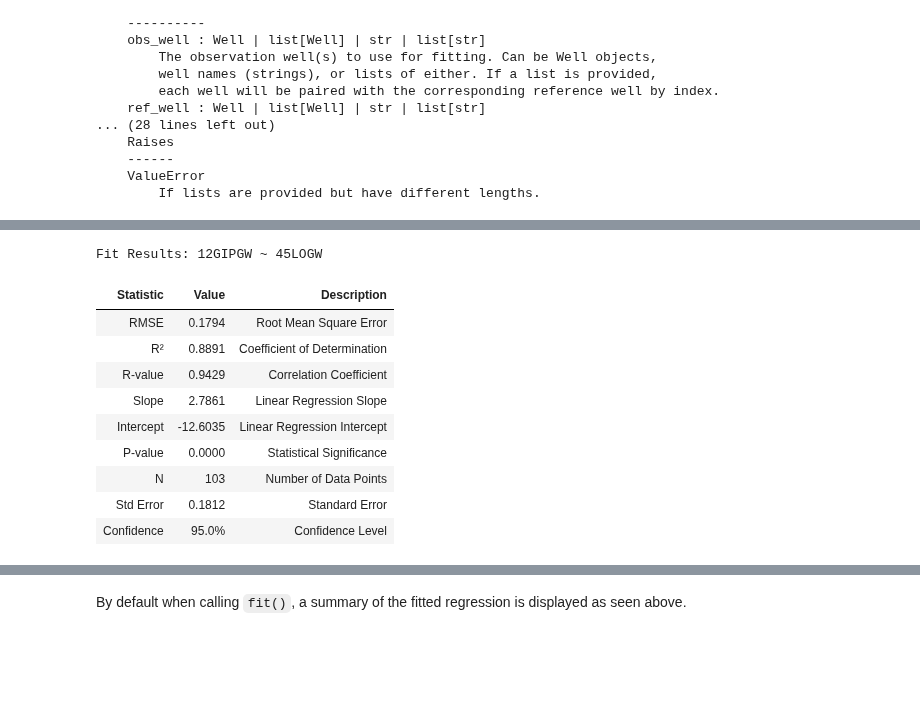
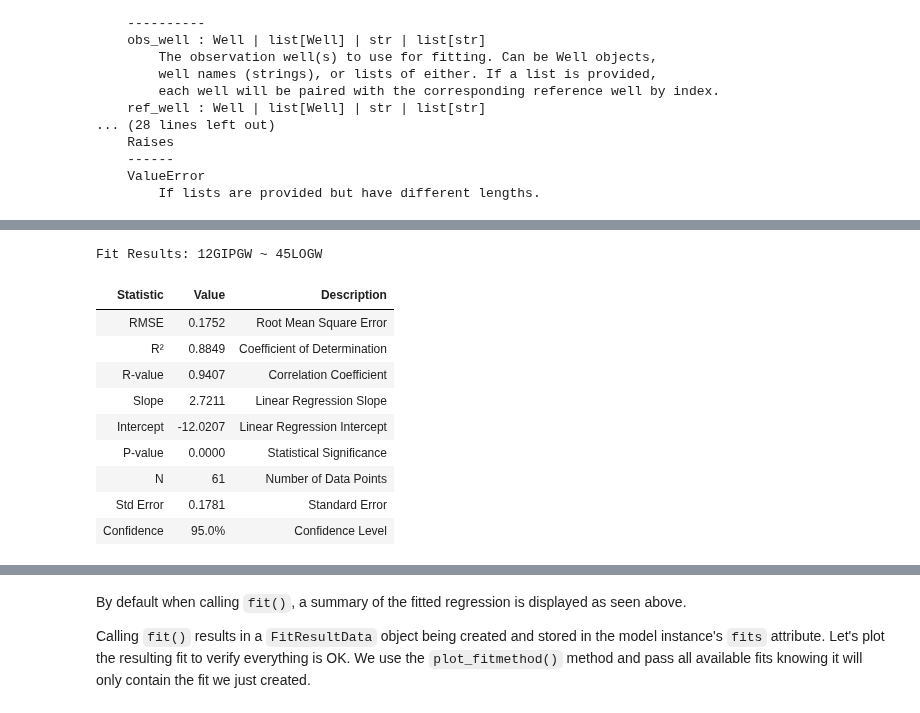
Before and after one commit to sgfsweden/gwrefpy, a Jupyter notebook: docs/user_guide/2_fitting_wells.ipynb, the cells around one changed output, grey strips where cells are left out. Saved outputs shown, nothing was run; the diff lists cells and outputs as text; code cells hidden in the pictures; blank space fills up the shorter version.

```diff
--- a/docs/user_guide/2_fitting_wells.ipynb
+++ b/docs/user_guide/2_fitting_wells.ipynb
@@ -22,6 +22,7 @@ gr.set_log_level("ERROR")
 In this notebook, we will work with data provided by `gwrefpy`. Let's load the model using its file name and plot the observation wells and reference wells separately.
 # %%
 model = gr.Model("small_example.gwref")
+model.fits = []  # clear existing fits
 # %%
 fig, (up, down) = plt.subplots(nrows=2, sharex=True)
 model.plot_wells(model.obs_wells, ax=up)
@@ -73,18 +82,20 @@ Let's do this!
 # %%
 model.fit(
     obs_well="12GIPGW",
     ref_well="45LOGW",
     offset="0D",
+    tmin="2020-01-01",
+    tmax="2020-03-01"
 )
 # %% [output]
 Fit Results: 12GIPGW ~ 45LOGW
 | Statistic | Value | Description |
-| RMSE | 0.1794 | Root Mean Square Error |
-| R² | 0.8891 | Coefficient of Determination |
-| R-value | 0.9429 | Correlation Coefficient |
-| Slope | 2.7861 | Linear Regression Slope |
-| Intercept | -12.6035 | Linear Regression Intercept |
+| RMSE | 0.1752 | Root Mean Square Error |
+| R² | 0.8849 | Coefficient of Determination |
+| R-value | 0.9407 | Correlation Coefficient |
+| Slope | 2.7211 | Linear Regression Slope |
+| Intercept | -12.0207 | Linear Regression Intercept |
 | P-value | 0.0000 | Statistical Significance |
-| N | 103 | Number of Data Points |
-| Std Error | 0.1812 | Standard Error |
+| N | 61 | Number of Data Points |
+| Std Error | 0.1781 | Standard Error |
 | Confidence | 95.0% | Confidence Level |
@@ -93,3 +104,5 @@ Time Offset: 0D
 Aggregation Method: mean
 # %% [markdown]
 By default when calling `fit()`, a summary of the fitted regression is displayed as seen above.
+
+Calling `fit()` results in a `FitResultData` object being created and stored in the model instance's `fits` attribute. Let's plot the resulting fit to verify everything is OK. We use the `plot_fitmethod()` method and pass all available fits knowing it will only contain the fit we just created.
```
Also changed, not shown: parts of 5 cells of this notebook, 1 other file.
